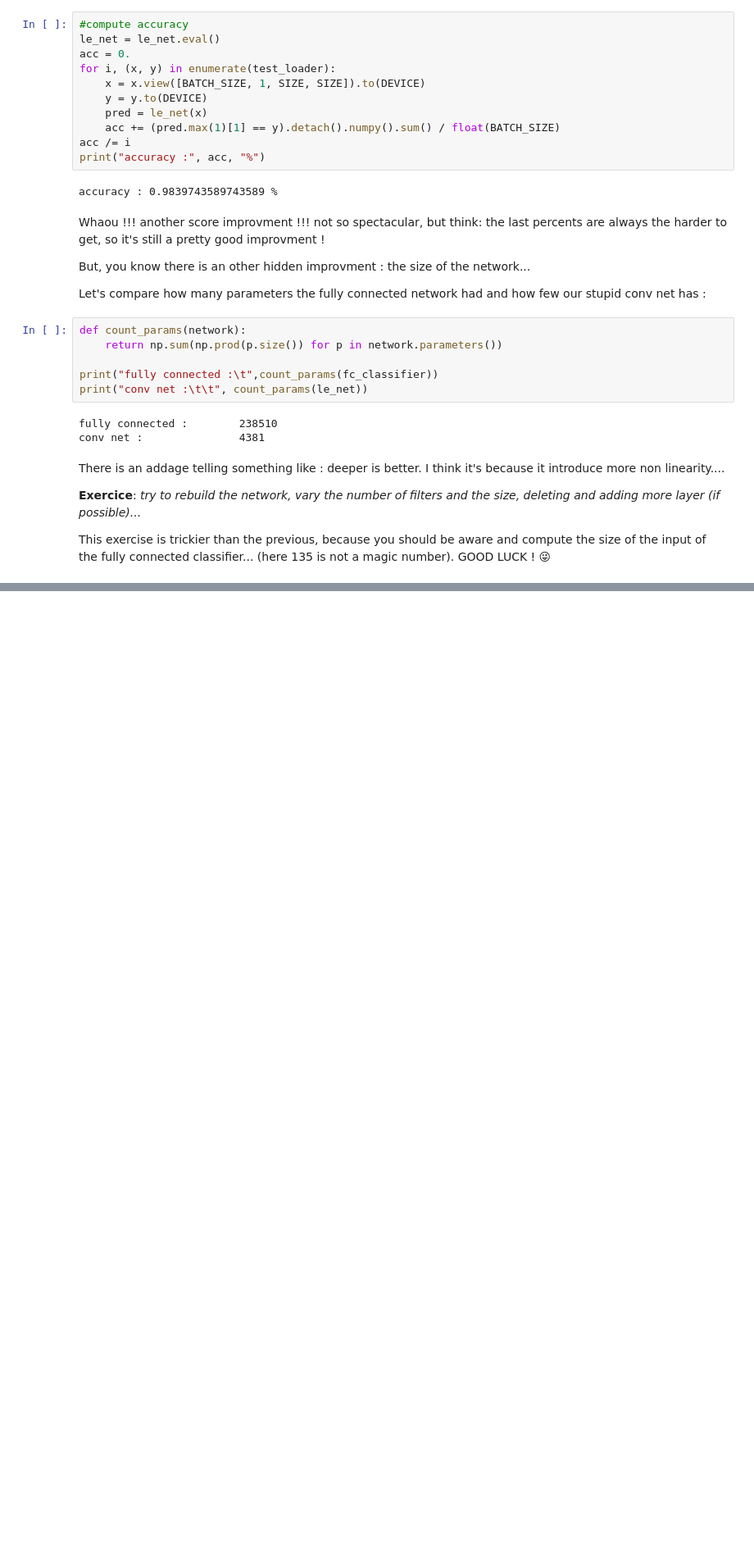
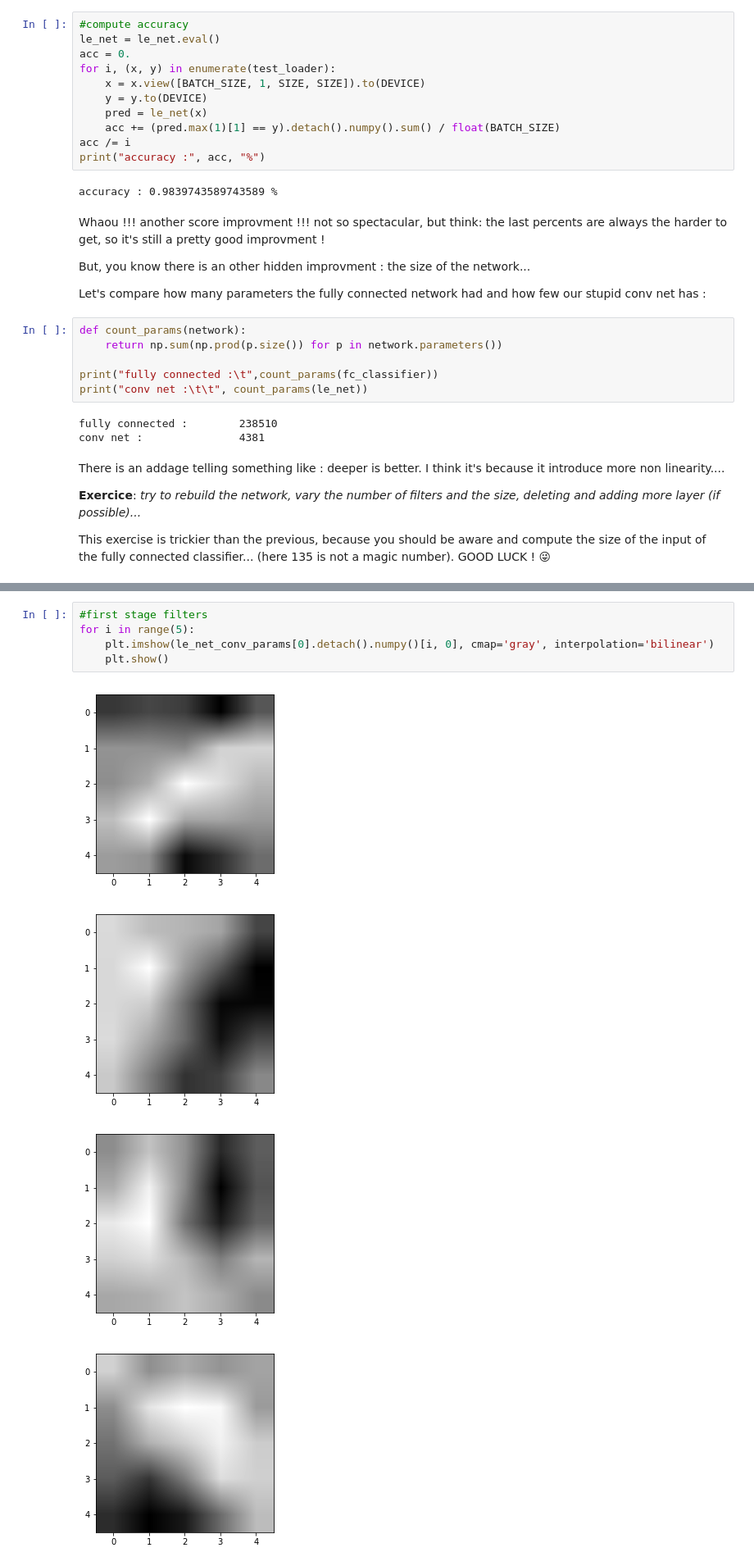
Before and after one commit to VieVie31/CV4Eya, a Jupyter notebook: 8_neural_networks/8_neural_networks.ipynb, the cells around one changed output, grey strips where cells are left out. Shown: that part at 82% size. Saved outputs shown, nothing was run; the diff lists cells and outputs as text; blank space fills up the shorter version.

```diff
--- a/8_neural_networks/8_neural_networks.ipynb
+++ b/8_neural_networks/8_neural_networks.ipynb
@@ -420,0 +563,10 @@ torch.Size([16, 64, 64])
+# %%
+#first stage filters
+for i in range(5):
+    plt.imshow(le_net_conv_params[0].detach().numpy()[i, 0], cmap='gray', interpolation='bilinear')
+    plt.show()
+# %% [output]
+[figure, added]
+[figure, added]
+[figure, added]
+[figure, added]
```
Also changed, not shown: parts of 14 cells of this notebook.
